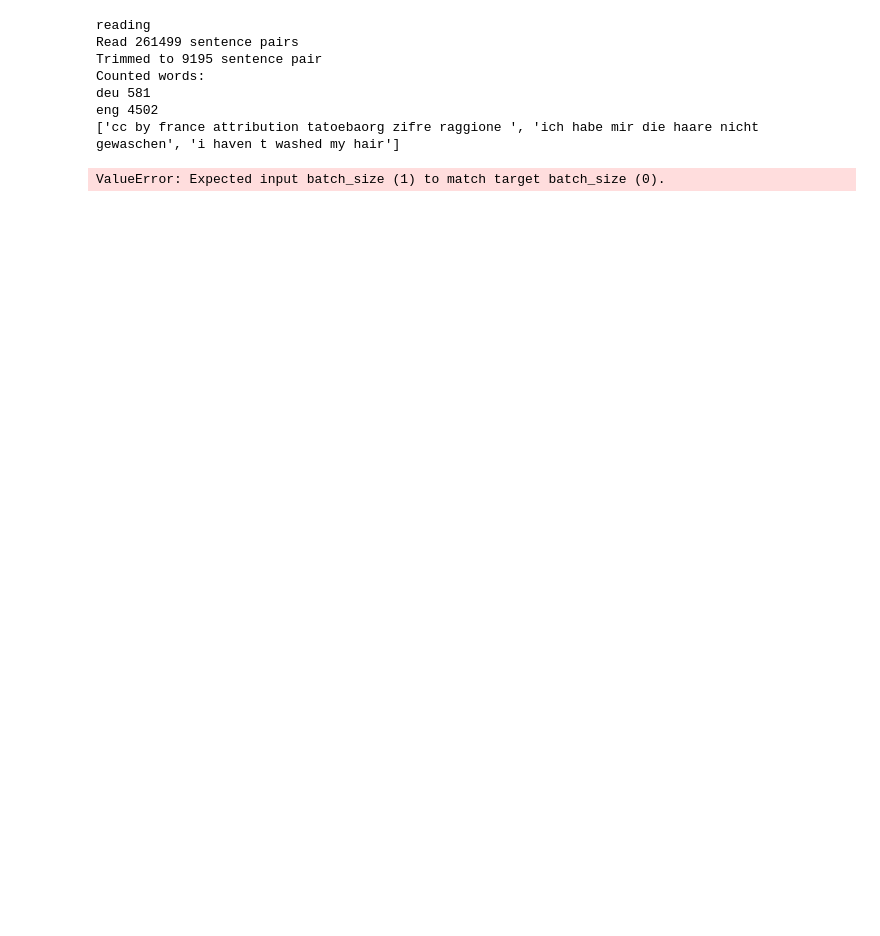
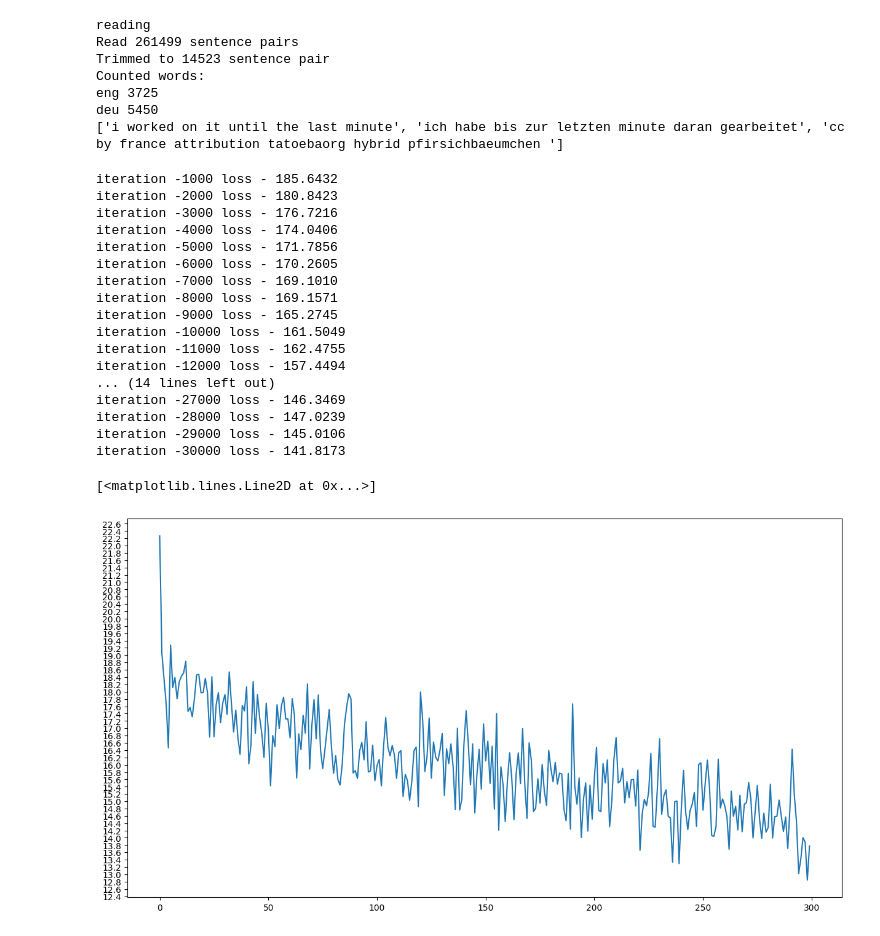
Before and after one commit to shoneyJ/dl_pytorch, a Jupyter notebook: LanguageTranslation_Seq2Seq_GermanToEnglish.ipynb, the cells around one changed output. Drawn from its saved outputs; the diff is of its cells as text; code cells hidden in the pictures; blank space fills up the shorter version.

```diff
--- a/LanguageTranslation_Seq2Seq_GermanToEnglish.ipynb
+++ b/LanguageTranslation_Seq2Seq_GermanToEnglish.ipynb
@@ -68,12 +68,14 @@ def readLangs(lang1,lang2,reverse=False):
 # %%
 MAX_LENGTH = 10
 # %%
-eng_prefixes=("ich habe")
+deu_prefixes=("ich habe","ich bin","wir sind","du bist","Sie sind")
 # %%
 def filterPairs(pairs):
     return [p for p in pairs
             if
-            p[1].startswith(eng_prefixes)]
+            len(p[0].split(' ')) < MAX_LENGTH and
+            len(p[1].split(' ')) < MAX_LENGTH and
+            p[1].startswith(deu_prefixes)]
 # %%
 def prepareData(lang1, lang2, reverse=False):
     input_lang,output_lang, pairs = readLangs(lang1,lang2,reverse)
@@ -92,16 +94,16 @@ def prepareData(lang1, lang2, reverse=False):
 
     return input_lang, output_lang, pairs
 # %%
-input_lang,output_lang,pairs= prepareData('eng','deu',reverse=True)
+input_lang,output_lang,pairs= prepareData('eng','deu')
 print(random.choice(pairs))
 # %% [output]
 reading
 Read 261499 sentence pairs
-Trimmed to 9195 sentence pair
+Trimmed to 14523 sentence pair
 Counted words:
-deu 581
-eng 4502
-['cc by france attribution tatoebaorg zifre raggione ', 'ich habe mir die haare nicht gewaschen', 'i haven t washed my hair']
+eng 3725
+deu 5450
+['i worked on it until the last minute', 'ich habe bis zur letzten minute daran gearbeitet', 'cc by france attribution tatoebaorg hybrid pfirsichbaeumchen ']
 # %%
 class EncoderRNN(nn.Module):
     def __init__(self, input_size, hidden_size) :
@@ -224,43 +231,61 @@ encoder_optimizer = optim.SGD(encoder1.parameters(), lr=0.01)
 decoder_optimizer = optim.SGD(decoder1.parameters(), lr=0.01)
 
 training_pairs =[tensorsFromPair(random.choice(pairs))
-                 for i in range(3000)]
+                 for i in range(30000)]
 
 criterion = nn.NLLLoss()
 # %%
-for iter in range(1,3001):
+for iter in range(1,30001):
 
-    training_pairs = training_pairs[iter-1]
-    input_tensor = training_pairs[0]
-    target_tensor = training_pairs[1]
+    training_pair = training_pairs[iter-1]
+    input_tensor = training_pair[0]
+    target_tensor = training_pair[1]
 
     loss = train (input_tensor,target_tensor,
                   encoder1,decoder1,
                   encoder_optimizer,decoder_optimizer,
                   criterion)
 
     print_loss_total+=loss
 
     plot_loss_total+=loss
 
     if iter % 1000 ==0:
         print_loss_avg = print_loss_total /100
         print_loss_total =0
 
         print ('iteration -%d loss - %.4f' % (iter,print_loss_avg))
 
     if iter % 100 ==0:
         print_loss_avg =plot_loss_total /100
 
         plot_losses.append(print_loss_avg)
         plot_loss_total=0
 
 fig,ax = plt.subplots(figsize=(15,8))
 
 loc = ticker.MultipleLocator(base=0.2)
 
 ax.yaxis.set_major_locator(loc)
 
 plt.plot(plot_losses)
 # %% [output]
-ValueError: Expected input batch_size (1) to match target batch_size (0).
+iteration -1000 loss - 185.6432
+iteration -2000 loss - 180.8423
+iteration -3000 loss - 176.7216
+iteration -4000 loss - 174.0406
+iteration -5000 loss - 171.7856
+iteration -6000 loss - 170.2605
+iteration -7000 loss - 169.1010
+iteration -8000 loss - 169.1571
+iteration -9000 loss - 165.2745
+iteration -10000 loss - 161.5049
+iteration -11000 loss - 162.4755
+iteration -12000 loss - 157.4494
+... (14 lines left out)
+iteration -27000 loss - 146.3469
+iteration -28000 loss - 147.0239
+iteration -29000 loss - 145.0106
+iteration -30000 loss - 141.8173
+[<matplotlib.lines.Line2D at 0x...>]
+[figure, added]
```
Also changed, not shown: parts of 6 cells of this notebook, 1 other file.
